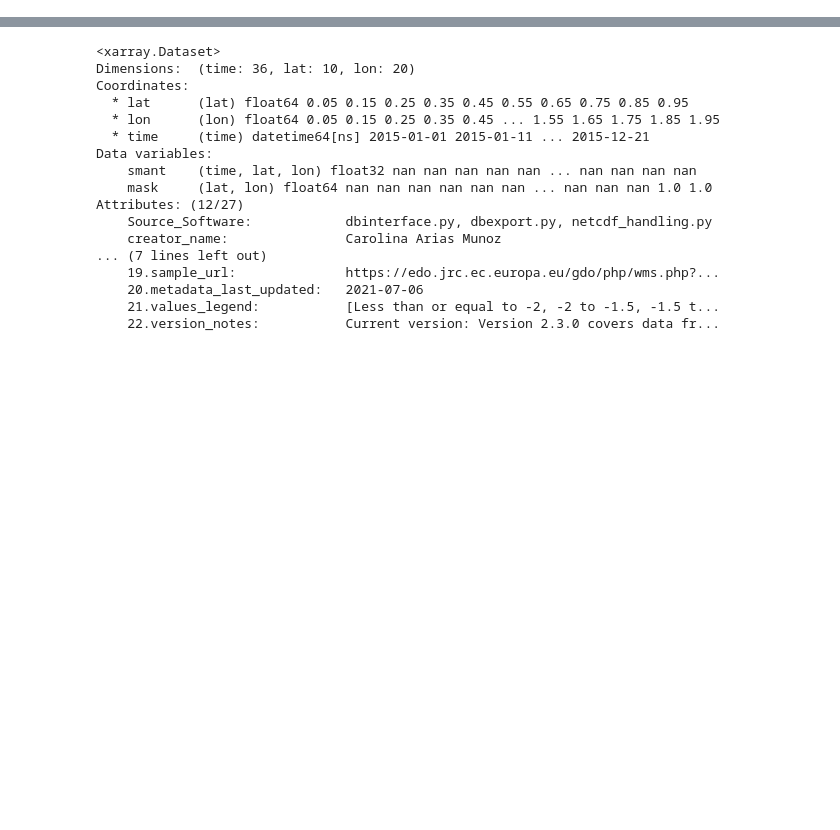
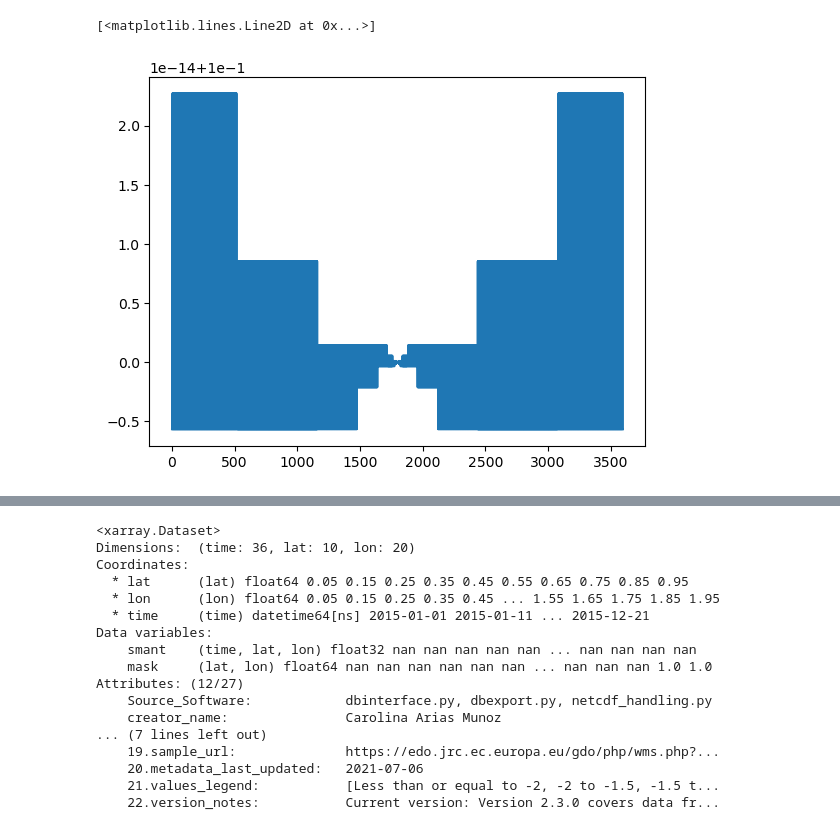
Before and after one commit to pixalytics-ltd/Climate-drought, a Jupyter notebook: test_cdi.ipynb, the cells around one changed output, grey strips where cells are left out. Drawn from its saved outputs; the diff is of its cells as text; code cells hidden in the pictures; blank space fills up the shorter version.

```diff
--- a/test_cdi.ipynb
+++ b/test_cdi.ipynb
@@ -35,0 +37,6 @@ lats = [0,1,1]
+# %%
+ds_full = xr.open_dataset(fpaths[0]).drop_vars(['4326'])
+lons = [0.5,2.5,2,4.5,3.5]
+lats = [2.5,4.5,2,2.5,0.5]
+aa = config.AnalysisArgs(latitude=[38.5,40.5,38,38.5,38.5],longitude=[-119.5,-117.5,-118,-117.5,-116.5],start_date='20200121',end_date='20221231')
+ds_full
@@ -35,0 +61,5 @@ lats = [0,1,1]
+# %%
+plt.plot(np.diff(ds_full.lon))
+# %% [output]
+[<matplotlib.lines.Line2D at 0x...>]
+[figure, added]
```
Also changed, not shown: parts of 19 cells of this notebook, 2 other files.
